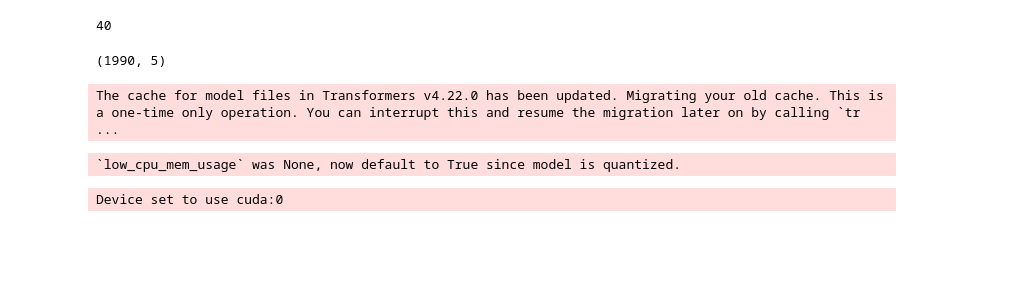
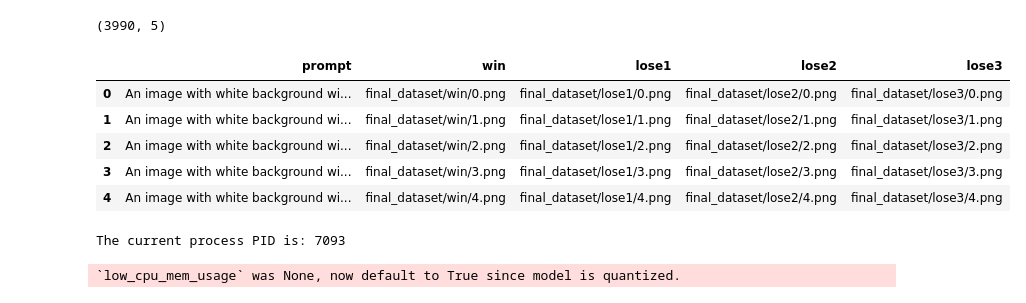
Before and after one commit to pulkit48/Text_rendering_project, a Jupyter notebook: final_dataset_gen.ipynb, the cells around one changed output. Saved outputs shown, nothing was run; the diff lists cells and outputs as text; code cells hidden in the pictures; blank space fills up the shorter version.

```diff
--- a/final_dataset_gen.ipynb
+++ b/final_dataset_gen.ipynb
@@ -308,25 +394,41 @@ with open('eval_prompt2.txt') as f:
 
 data_generation2(type=2,prompt_list=prompt_list,external_df=None,index=2000)
 data_generation2(type=3,prompt_list=prompt_list,external_df=external_df,index=3000)
-# %%
-print(len(image4_list_final))
-# %% [output]
-40
 # %%
-df=pd.read_csv('/content/final_dataset.csv')
+df=pd.read_csv('final_dataset.csv')
 df.shape
 # %% [output]
-(1990, 5)
+(3990, 5)
+# %%
+df.head()
+# %% [output]
+|  | prompt | win | lose1 | lose2 | lose3 |
+| 0 | An image with white background wi... | final_dataset/win/0.png | final_dataset/lose1/0.png | final_dataset/lose2/0.png | final_dataset/lose3/0.png |
+| 1 | An image with white background wi... | final_dataset/win/1.png | final_dataset/lose1/1.png | final_dataset/lose2/1.png | final_dataset/lose3/1.png |
+| 2 | An image with white background wi... | final_dataset/win/2.png | final_dataset/lose1/2.png | final_dataset/lose2/2.png | final_dataset/lose3/2.png |
+| 3 | An image with white background wi... | final_dataset/win/3.png | final_dataset/lose1/3.png | final_dataset/lose2/3.png | final_dataset/lose3/3.png |
+| 4 | An image with white background wi... | final_dataset/win/4.png | final_dataset/lose1/4.png | final_dataset/lose2/4.png | final_dataset/lose3/4.png |
+# %%
+import os
+
+# Get the current process ID
+current_pid = os.getpid()
+
+print(f"The current process PID is: {current_pid}")
+# %% [output]
+The current process PID is: 7093
 # %%
 from transformers import AutoProcessor, LlavaForConditionalGeneration
 from transformers import BitsAndBytesConfig
 from transformers import pipeline
 
 import torch
+device = torch.device("cuda:0" if torch.cuda.is_available() else "cpu")
 
 quantization_config = BitsAndBytesConfig(
     load_in_4bit=True,
     bnb_4bit_compute_dtype=torch.float16
+
 )
 
 
@@ -337,8 +439,6 @@ model_id = "llava-hf/llava-1.5-7b-hf"
 
 pipe = pipeline("image-to-text", model=model_id, model_kwargs={"quantization_config": quantization_config})
 # %% [output]
-The cache for model files in Transformers v4.22.0 has been updated. Migrating your old cache. This is a one-time only operation. You can interrupt this and resume the migration later on by calling `tr ...
+`low_cpu_mem_usage` was None, now default to True since model is quantized.
-`low_cpu_mem_usage` was None, now default to True since model is quantized.
-Device set to use cuda:0
 # %%
 # max_new_tokens = 200
```
Also changed, not shown: parts of 8 cells of this notebook.
